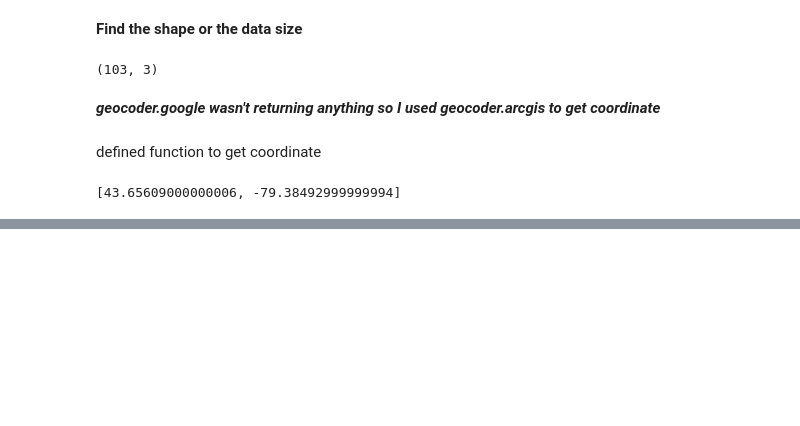
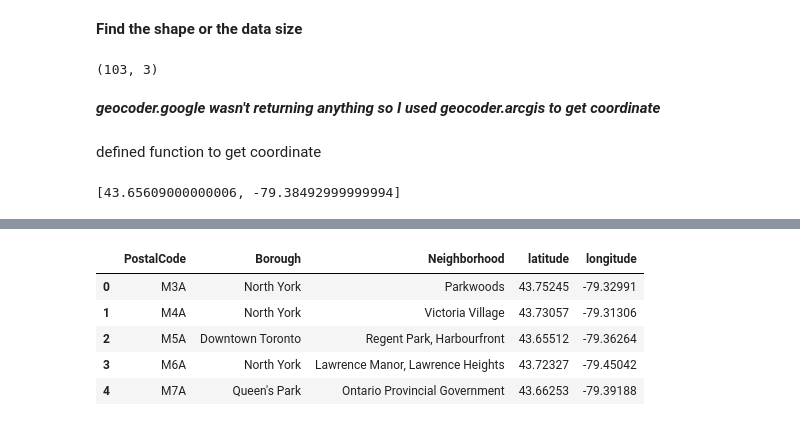
Before and after one commit to spdraptor/Coursera_Capstone, a Jupyter notebook: neighborhoods_in_Toronto(w3_Part2).ipynb, the cells around one changed output, grey strips where cells are left out. Saved outputs shown, nothing was run; the diff lists cells and outputs as text; code cells hidden in the pictures; blank space fills up the shorter version.

```diff
--- a/neighborhoods_in_Toronto(w3_Part2).ipynb
+++ b/neighborhoods_in_Toronto(w3_Part2).ipynb
@@ -118,0 +157,10 @@ coordinate('M5G')
+# %%
+df2 = df.merge(temp_df, on="PostalCode", how="left")
+df2.head()
+# %% [output]
+|  | PostalCode | Borough | Neighborhood | latitude | longitude |
+| 0 | M3A | North York | Parkwoods | 43.75245 | -79.32991 |
+| 1 | M4A | North York | Victoria Village | 43.73057 | -79.31306 |
+| 2 | M5A | Downtown Toronto | Regent Park, Harbourfront | 43.65512 | -79.36264 |
+| 3 | M6A | North York | Lawrence Manor, Lawrence Heights | 43.72327 | -79.45042 |
+| 4 | M7A | Queen's Park | Ontario Provincial Government | 43.66253 | -79.39188 |
```
Also changed, not shown: parts of 4 cells of this notebook.
